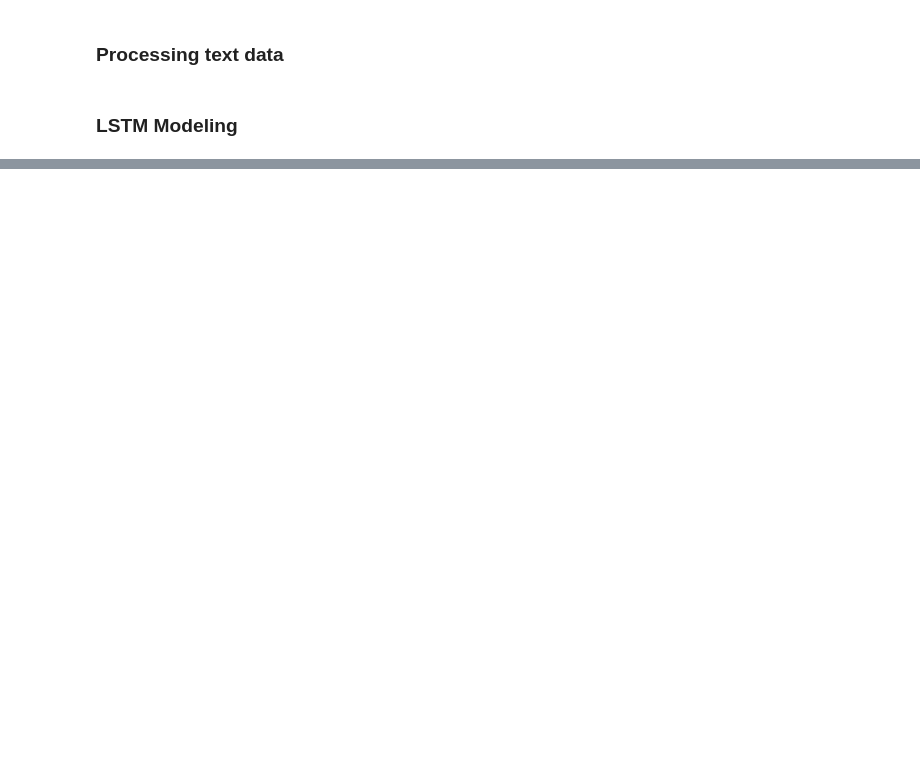
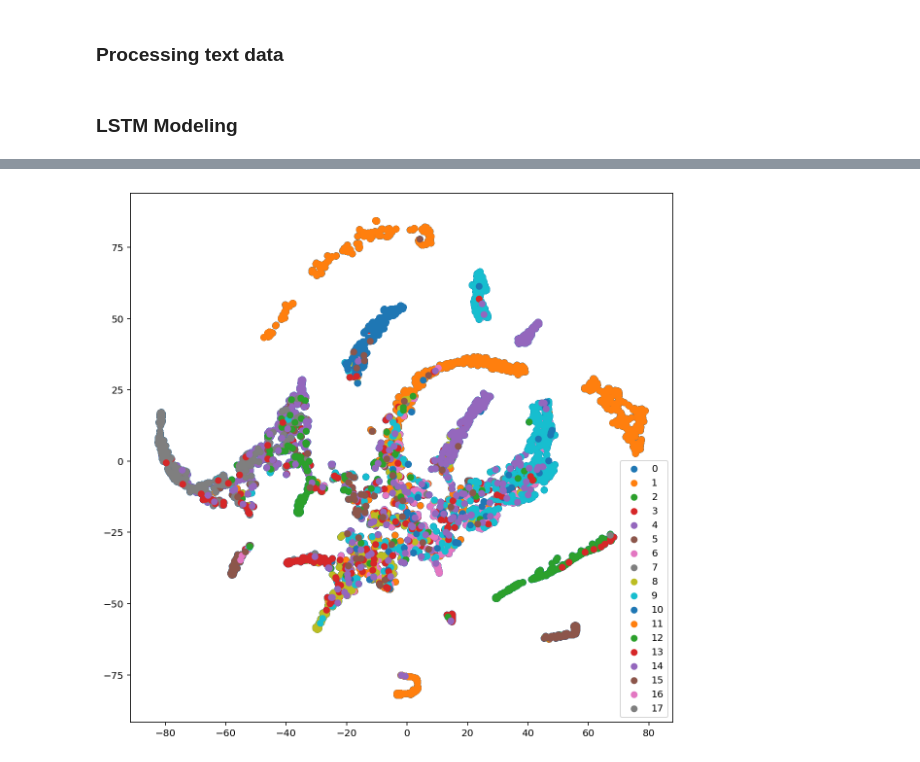
Before and after one commit to AisOmar/Media_bubbles, a Jupyter notebook: Clustering .ipynb, the cells around one changed output, grey strips where cells are left out. Cells and saved outputs as stored; diff of their text form; code cells hidden in the pictures; blank space fills up the shorter version.

```diff
--- a/Clustering .ipynb
+++ b/Clustering .ipynb
@@ -263,10 +256,10 @@ print(X_test.shape,Y_test.shape)
 # %%
 model = Sequential()
-model.add(Embedding(input_dim=MAX_NB_WORDS, output_dim=12, embeddings_initializer='glorot_uniform', input_length=MAX_SEQUENCE_LENGTH))
+model.add(Embedding(input_dim=MAX_NB_WORDS, output_dim=40, embeddings_initializer='glorot_uniform', input_length=MAX_SEQUENCE_LENGTH))
 model.add(SpatialDropout1D(0.2))
 
 model.add(LSTM(100, dropout=0.2, recurrent_dropout=0.2))
-model.add(Dense(18, activation='softmax'))
+model.add(Dense(16, activation='softmax'))
 model.compile(loss='categorical_crossentropy',
                   optimizer='adam',
                   metrics=['accuracy'])
@@ -289,11 +282,11 @@ Trainable params: 287,018
 Non-trainable params: 0
 _________________________________________________________________
 # %%
-epochs = 1
+epochs = 10
 batch_size = 64
 
 
 model.fit(X_train, Y_train, batch_size=256, epochs=epochs,
-              validation_data=(X_test, Y_test),callbacks=[EarlyStopping(monitor='val_loss', patience=3, min_delta=0.0001)])
+              validation_data=(X_test, Y_test))
 # %% [output]
 Train on 117115 samples, validate on 29279 samples
@@ -302 +309,3 @@ Epoch 1/1
 <keras.callbacks.History at 0x...>
+# %%
+hidden_features = model.predict(X_test)
@@ -302,0 +315,9 @@ Epoch 1/1
+# %%
+pca = PCA(n_components=16)
+pca_result = pca.fit_transform(hidden_features)
+print('Variance PCA: {}'.format(np.sum(pca.explained_variance_ratio_)))
+##Variance PCA: 0.993621154832802
+
+#Run T-SNE on the PCA features.
+tsne = TSNE(n_components=2, verbose = 1)
+tsne_results = tsne.fit_transform(pca_result[:5000])
@@ -302,0 +337,16 @@ Epoch 1/1
+# %%
+from keras.utils import np_utils
+import matplotlib.pyplot as plt
+%matplotlib inline
+
+y_test_cat = np_utils.to_categorical(Y_test[:5000], num_classes = 18)
+color_map = np.argmax(y_test_cat, axis=1)
+plt.figure(figsize=(10,10))
+for cl in range(18):
+    indices = np.where(color_map==cl)
+    indices = indices[0]
+    plt.scatter(tsne_results[indices,0], tsne_results[indices, 1], label=cl)
+plt.legend()
+plt.show()
+# %% [output]
+[figure, added]
```
Also changed, not shown: parts of 17 cells of this notebook.
